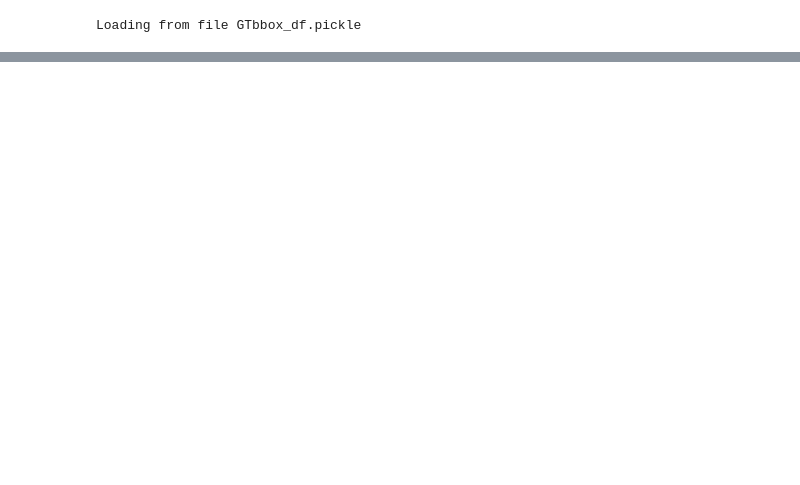
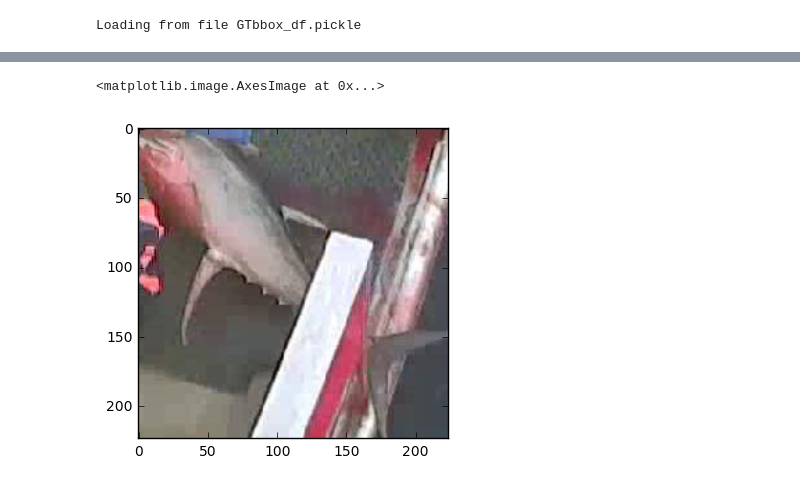
Before and after one commit to darraghdog/fish, a Jupyter notebook: resnet/resnet_01.ipynb, the cells around one changed output, grey strips where cells are left out. Saved outputs shown, nothing was run; the diff lists cells and outputs as text; code cells hidden in the pictures; blank space fills up the shorter version.

Commit message:
Push test predict generator

```diff
--- a/resnet/resnet_01.ipynb
+++ b/resnet/resnet_01.ipynb
@@ -34,10 +37,11 @@ FISH_CLASSES = ['NoF', 'ALB', 'BET', 'DOL', 'LAG', 'OTHER', 'SHARK', 'YFT']
 CONF_THRESH = 0.8
 ROWS = 224
 COLS = 224
-BATCHSIZE = 128
+BATCHSIZE = 32 # 256 #64
 LEARNINGRATE = 1e-4
 BG_THRESH_HI = 0.3
 BG_THRESH_LO = 0.1
+learn_round = 2
 p=16
 
 def load_img(path, bbox, target_size=None):
@@ -216,3 +239,28 @@ train_df, valid_df = train_test_split(GTbbox_df, test_size = 0.2, random_state=1
 
 nb_perClass = int(BATCHSIZE / len(FISH_CLASSES))
 samples_per_epoch=BATCHSIZE*math.ceil(train_df.groupby('crop_class').size()['ALB']/nb_perClass)
+# %%
+def generator_test(gen, df, DIR):
+        batch_x = np.zeros((BATCHSIZE, ROWS, COLS, 3), dtype=K.floatx())
+        batch_y = np.zeros((BATCHSIZE, len(FISH_CLASSES)), dtype=K.floatx())
+        fn = lambda obj: obj.loc[np.random.choice(obj.index, size=nb_perClass, replace=False),:]
+        batch_df = df.groupby('crop_class', as_index=True).apply(fn)
+        i = 0
+        for index,row in batch_df.iterrows():
+            row = row.tolist()
+            image_file = os.path.join(row[0], row[1])
+            fish = row[3]
+            bbox = row[4:8]
+            cropped = load_img(DIR+image_file,bbox,target_size=(ROWS,COLS))
+        #return cropped
+        img = np.expand_dims(cropped,0)
+        aug_iter = gen.flow(img)
+        aug_imgs = [next(aug_iter)[0].astype(np.uint8) for i in range(8)]
+        return aug_imgs, cropped
+# %%
+aug_imgs, cropped = generator_test(train_datagen, df=train_df, DIR = TRAIN_DIR)
+# Augmented data
+plt.imshow(cropped)
+# %% [output]
+<matplotlib.image.AxesImage at 0x...>
+[figure, added]
```
Also changed, not shown: parts of 18 cells of this notebook, 7 other files.
